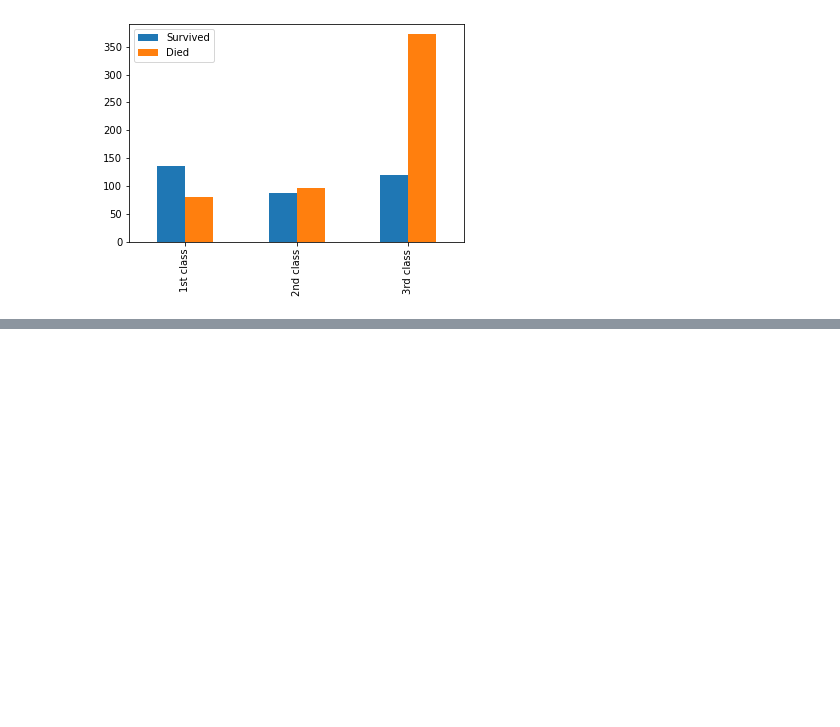
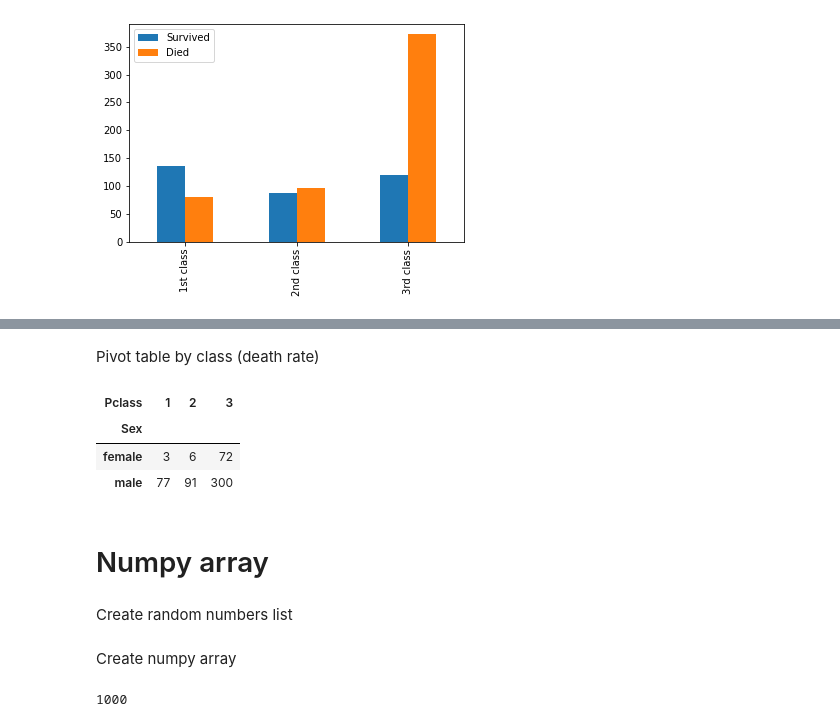
Before and after one commit to JeffreyMoroSR2/Python_Practice, a Jupyter notebook: Pandas_Jupiter.ipynb, the cells around one changed output, grey strips where cells are left out. Drawn from its saved outputs; the diff is of its cells as text; code cells hidden in the pictures; blank space fills up the shorter version.

```diff
--- a/Pandas_Jupiter.ipynb
+++ b/Pandas_Jupiter.ipynb
@@ -88,0 +103,18 @@ ds.plot.bar()
+# %% [markdown]
+Pivot table by class (death rate)
+# %%
+ds = df
+ds = ds.drop(ds[ds.Survived == 1].index)
+ds = ds.replace(0, 1)
+
+table = pd.pivot_table(ds, values='Survived', index=['Sex'], columns=['Pclass'], aggfunc=np.sum)
+table
+# %% [output]
+| Pclass | 1 | 2 | 3 |
+| Sex |  |  |  |
+| female | 3 | 6 | 72 |
+| male | 77 | 91 | 300 |
+# %% [markdown]
+# Numpy array
+# %% [markdown]
+Create random numbers list
@@ -88,0 +125,7 @@ ds.plot.bar()
+# %% [markdown]
+Create numpy array
+# %%
+numpy_array = np.array(random_arr)
+len(numpy_array)
+# %% [output]
+1000
```
Also changed, not shown: parts of 8 cells of this notebook.
